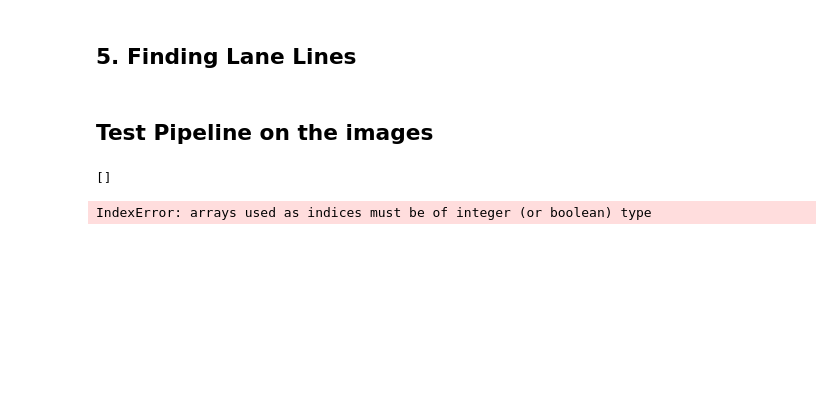
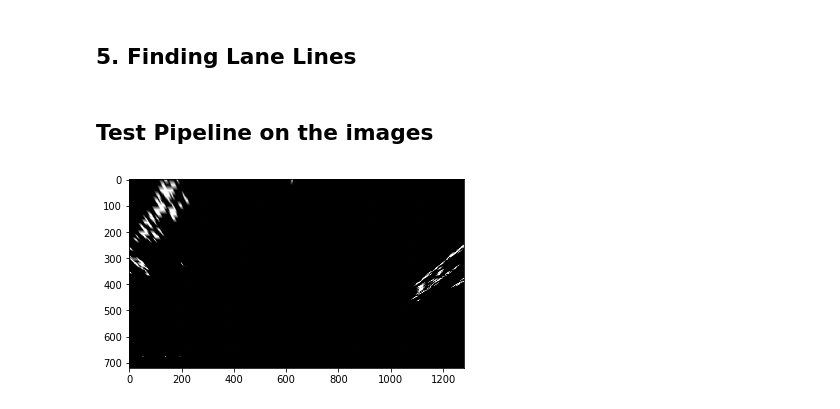
Before and after one commit to Vinod-Koli/Advanced-Lane-Detection, a Jupyter notebook: Advanced_Lane_Detection.ipynb, the cells around one changed output. Drawn from its saved outputs; the diff is of its cells as text; code cells hidden in the pictures; blank space fills up the shorter version.

```diff
--- a/Advanced_Lane_Detection.ipynb
+++ b/Advanced_Lane_Detection.ipynb
@@ -233,9 +248,12 @@ def warp_image(img):
           [900, 719]])
 
     M = cv2.getPerspectiveTransform(src, dst)
+
+    Minv = cv2.getPerspectiveTransform(src, dst)
+
     warped = cv2.warpPerspective(img, M, (img.shape[1], img.shape[0]), flags=cv2.INTER_LINEAR)
 
-    return warped
+    return warped, Minv
 # %% [markdown]
 ## 5. Finding Lane Lines
 # %%
@@ -365,30 +444,35 @@ mtx, dist = calibrate_camera()
 # %%
 # Step through the list and search for chessboard corners
 for fname in files:
     # Read test image
     img = mpimg.imread("test_images/"+fname)
 
     # Undistort the image
     dst = undist(img)
 
     # convert to gray scale
     gray = cv2.cvtColor(dst, cv2.COLOR_RGB2GRAY)
 
     # Apply threshold
     binary_threshold = apply_grad_thresholds(gray)
 
     # Apply color threshold
     binary_color = apply_color_thresholds (img)
 
+    # combine images
     binary = binary_color + binary_threshold
 
-    warped_img = warp_image(binary)
+    # warp frame
+    warped_img, Minv = warp_image(binary)
 
-    result = sliding_window(warped_img)
+    # Sliding window
+    lanes, left_fit, right_fit = sliding_window(warped_img)
 
+    # Skip sliding window
+    result = search_around_poly(warped_img, left_fit, right_fit)
 
     plt.imshow(result)
-    plt.imsave("output_images/"+fname, result)
+#     plt.imsave("output_images/"+fname, result)
+    cv2.imwrite("output_images/"+fname, result)
 # %% [output]
-[]
-IndexError: arrays used as indices must be of integer (or boolean) type
+[figure, added]
```
Also changed, not shown: parts of 3 cells of this notebook, 8 other files.
